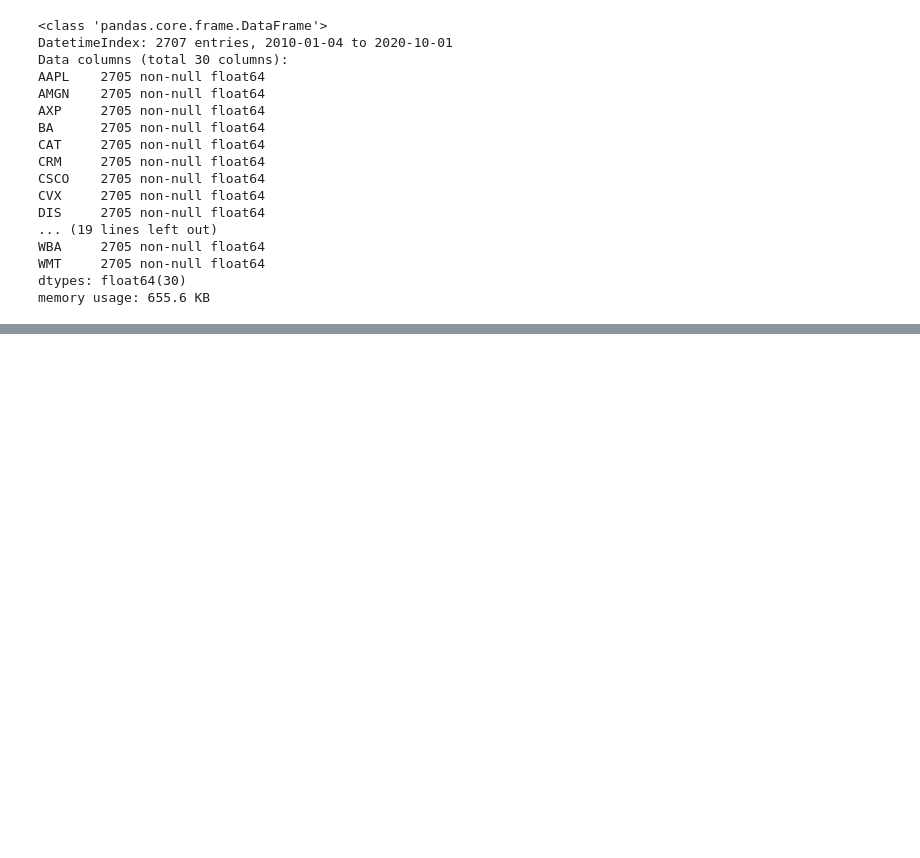
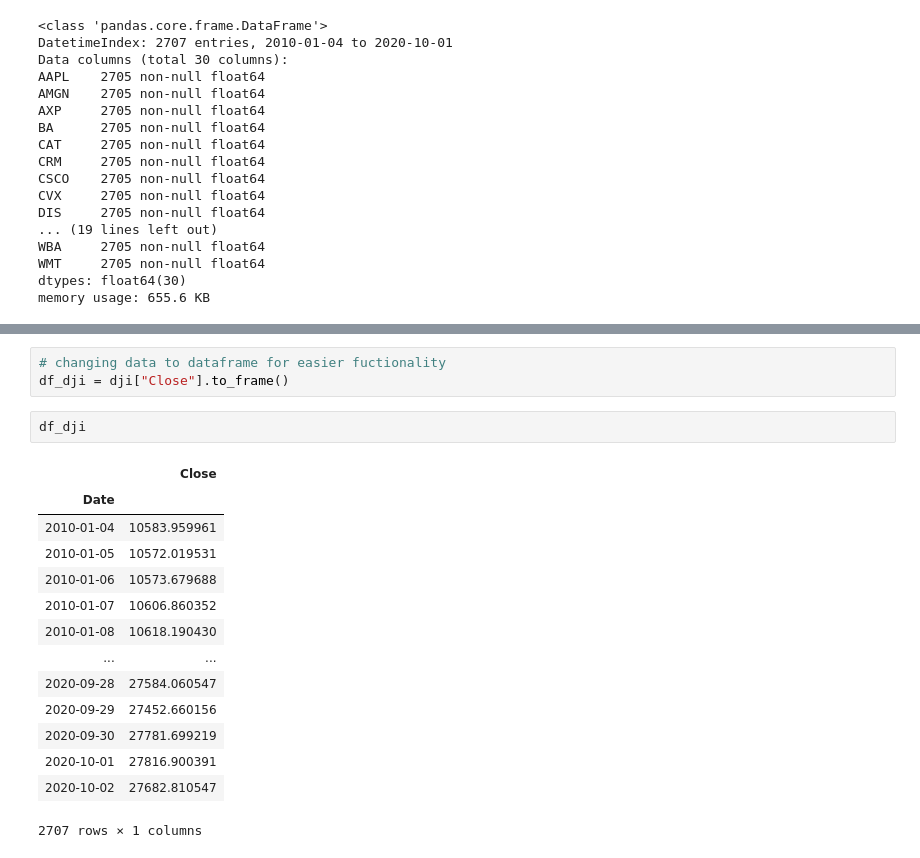
Before and after one commit to Dantarshi/DJI--Trading-Strategies-, a Jupyter notebook: DJI Strategy.ipynb, the cells around one changed output, grey strips where cells are left out. Cells and saved outputs as stored; diff of their text form; blank space fills up the shorter version.

```diff
--- a/DJI Strategy.ipynb
+++ b/DJI Strategy.ipynb
@@ -373,0 +402,20 @@ memory usage: 655.6 KB
+# %%
+# changing data to dataframe for easier fuctionality
+df_dji = dji["Close"].to_frame()
+# %%
+df_dji
+# %% [output]
+|  | Close |
+| Date |  |
+| 2010-01-04 | 10583.959961 |
+| 2010-01-05 | 10572.019531 |
+| 2010-01-06 | 10573.679688 |
+| 2010-01-07 | 10606.860352 |
+| 2010-01-08 | 10618.190430 |
+| ... | ... |
+| 2020-09-28 | 27584.060547 |
+| 2020-09-29 | 27452.660156 |
+| 2020-09-30 | 27781.699219 |
+| 2020-10-01 | 27816.900391 |
+| 2020-10-02 | 27682.810547 |
+2707 rows × 1 columns
```
Also changed, not shown: parts of 8 cells of this notebook.
